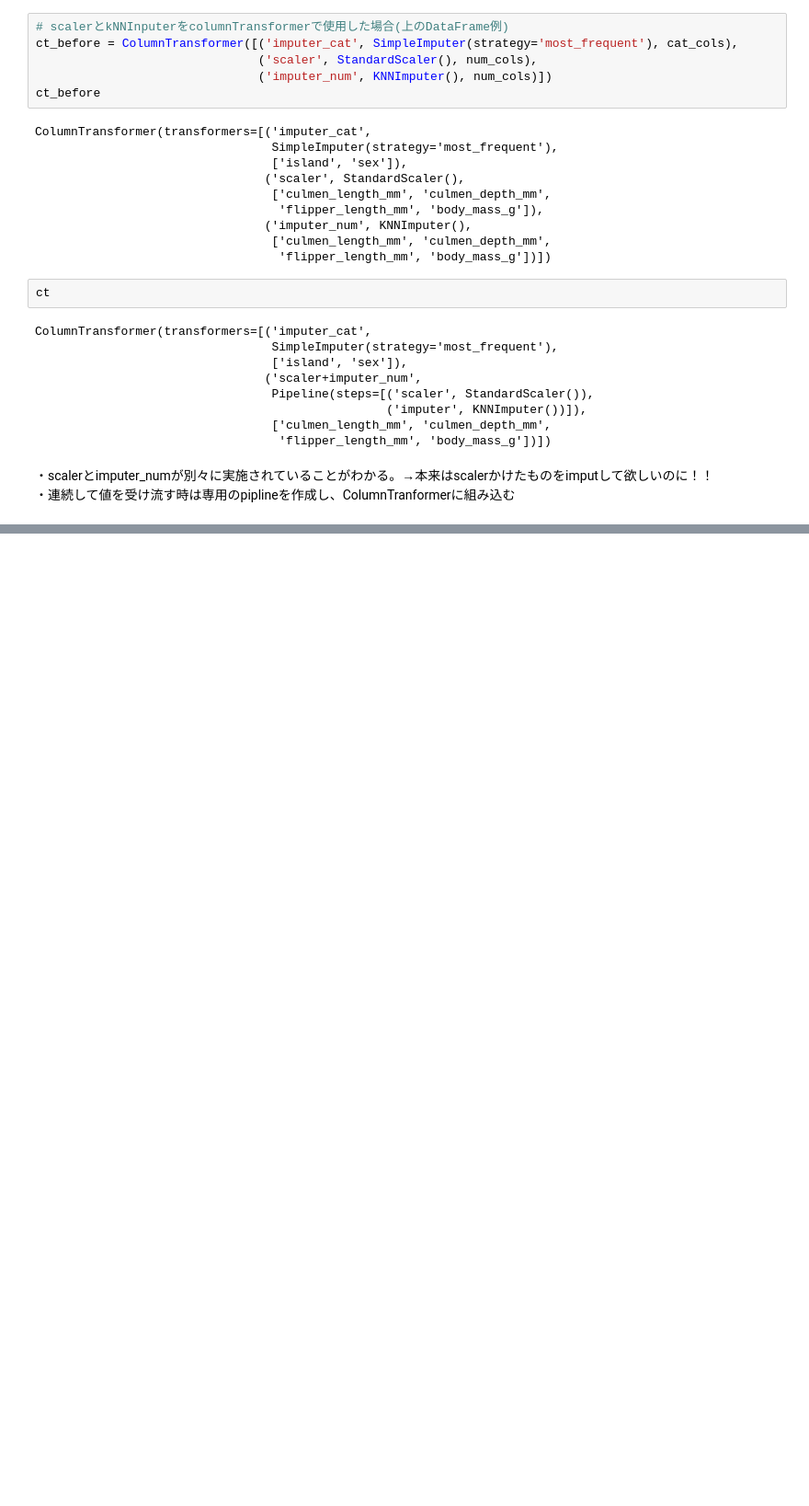
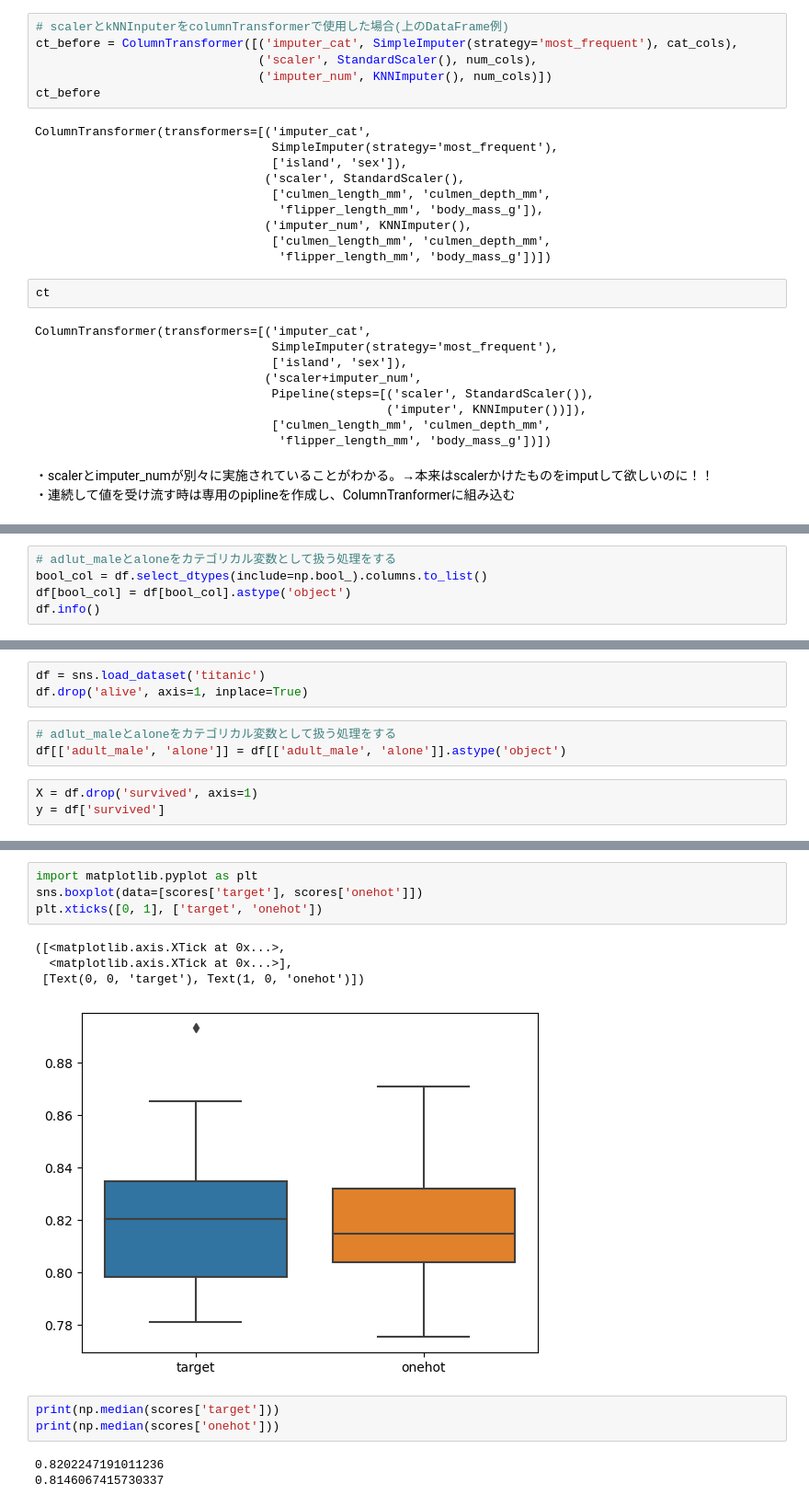
Before and after one commit to Masato-210831/For_study, a Jupyter notebook: Python_code/ML_lectures/preprocessing.ipynb, the cells around one changed output, grey strips where cells are left out. Shown at 92% size. Drawn from its saved outputs; the diff is of its cells as text; blank space fills up the shorter version.

```diff
--- a/Python_code/ML_lectures/preprocessing.ipynb
+++ b/Python_code/ML_lectures/preprocessing.ipynb
@@ -905,0 +1065,5 @@ ColumnTransformer(transformers=[('imputer_cat',
+# %%
+# adlut_maleとaloneをカテゴリカル変数として扱う処理をする
+bool_col = df.select_dtypes(include=np.bool_).columns.to_list()
+df[bool_col] = df[bool_col].astype('object')
+df.info()
@@ -905,0 +1199,9 @@ ColumnTransformer(transformers=[('imputer_cat',
+# %%
+df = sns.load_dataset('titanic')
+df.drop('alive', axis=1, inplace=True)
+# %%
+# adlut_maleとaloneをカテゴリカル変数として扱う処理をする
+df[['adult_male', 'alone']] = df[['adult_male', 'alone']].astype('object')
+# %%
+X = df.drop('survived', axis=1)
+y = df['survived']
@@ -905,0 +1265,15 @@ ColumnTransformer(transformers=[('imputer_cat',
+# %%
+import matplotlib.pyplot as plt
+sns.boxplot(data=[scores['target'], scores['onehot']])
+plt.xticks([0, 1], ['target', 'onehot'])
+# %% [output]
+([<matplotlib.axis.XTick at 0x...>,
+  <matplotlib.axis.XTick at 0x...>],
+ [Text(0, 0, 'target'), Text(1, 0, 'onehot')])
+[figure, added]
+# %%
+print(np.median(scores['target']))
+print(np.median(scores['onehot']))
+# %% [output]
+0.8202247191011236
+0.8146067415730337
```
Also changed, not shown: parts of 30 cells of this notebook.
